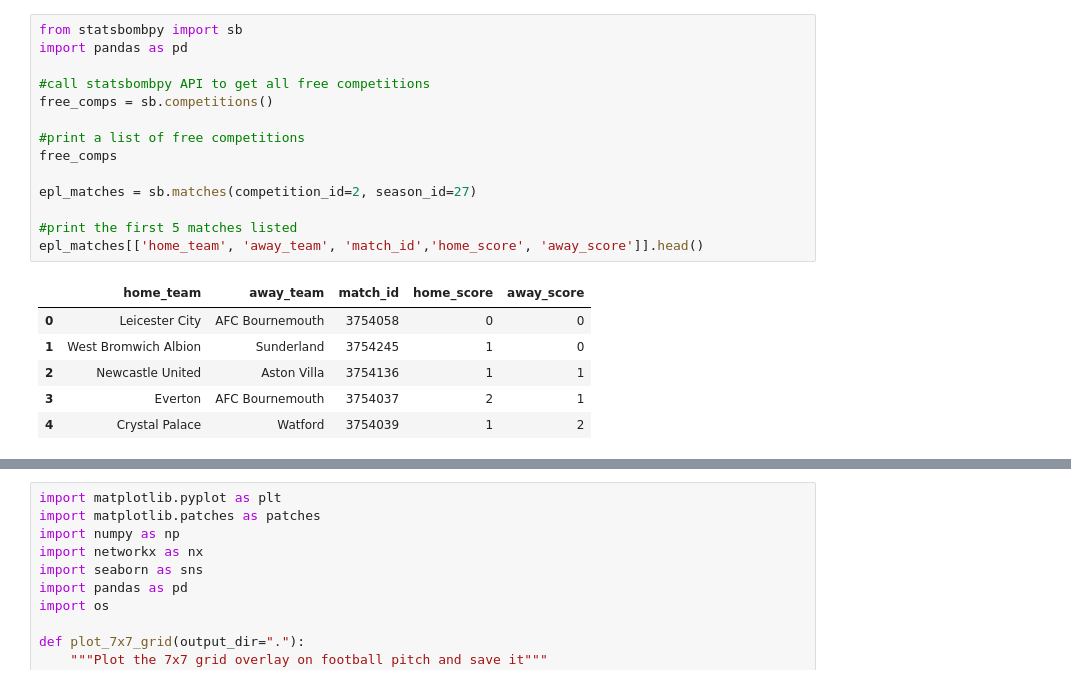
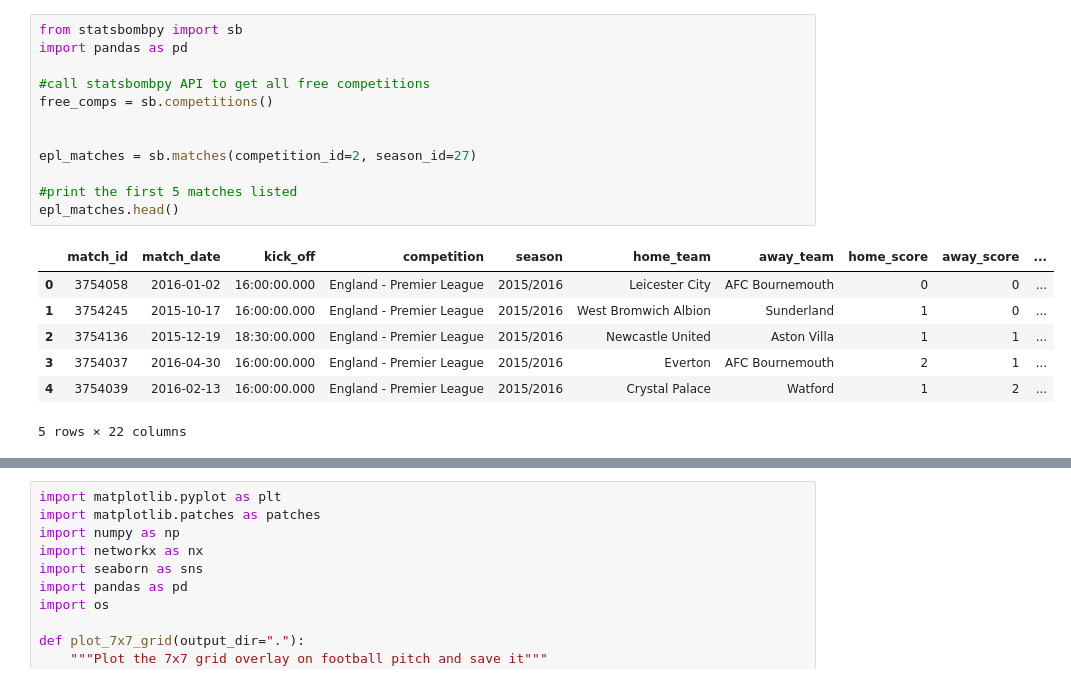
Before and after one commit to Joyan9/masters-thesis, a Jupyter notebook: adhoc_scripts/plotting_notebook.ipynb, the cells around one changed output, grey strips where cells are left out. Cells and saved outputs as stored; diff of their text form.

```diff
--- a/adhoc_scripts/plotting_notebook.ipynb
+++ b/adhoc_scripts/plotting_notebook.ipynb
@@ -1,21 +1,20 @@
 # %%
 from statsbombpy import sb
 import pandas as pd
 
 #call statsbombpy API to get all free competitions
 free_comps = sb.competitions()
 
-#print a list of free competitions
-free_comps
 
 epl_matches = sb.matches(competition_id=2, season_id=27)
 
 #print the first 5 matches listed
-epl_matches[['home_team', 'away_team', 'match_id','home_score', 'away_score']].head()
+epl_matches.head()
 # %% [output]
-|  | home_team | away_team | match_id | home_score | away_score |
-| 0 | Leicester City | AFC Bournemouth | 3754058 | 0 | 0 |
-| 1 | West Bromwich Albion | Sunderland | 3754245 | 1 | 0 |
-| 2 | Newcastle United | Aston Villa | 3754136 | 1 | 1 |
-| 3 | Everton | AFC Bournemouth | 3754037 | 2 | 1 |
-| 4 | Crystal Palace | Watford | 3754039 | 1 | 2 |
+|  | match_id | match_date | kick_off | competition | season | home_team | away_team | home_score | away_score | ... |
+| 0 | 3754058 | 2016-01-02 | 16:00:00.000 | England - Premier League | 2015/2016 | Leicester City | AFC Bournemouth | 0 | 0 | ... |
+| 1 | 3754245 | 2015-10-17 | 16:00:00.000 | England - Premier League | 2015/2016 | West Bromwich Albion | Sunderland | 1 | 0 | ... |
+| 2 | 3754136 | 2015-12-19 | 18:30:00.000 | England - Premier League | 2015/2016 | Newcastle United | Aston Villa | 1 | 1 | ... |
+| 3 | 3754037 | 2016-04-30 | 16:00:00.000 | England - Premier League | 2015/2016 | Everton | AFC Bournemouth | 2 | 1 | ... |
+| 4 | 3754039 | 2016-02-13 | 16:00:00.000 | England - Premier League | 2015/2016 | Crystal Palace | Watford | 1 | 2 | ... |
+5 rows × 22 columns
```
Also changed, not shown: parts of 5 cells of this notebook, 9 other files.
